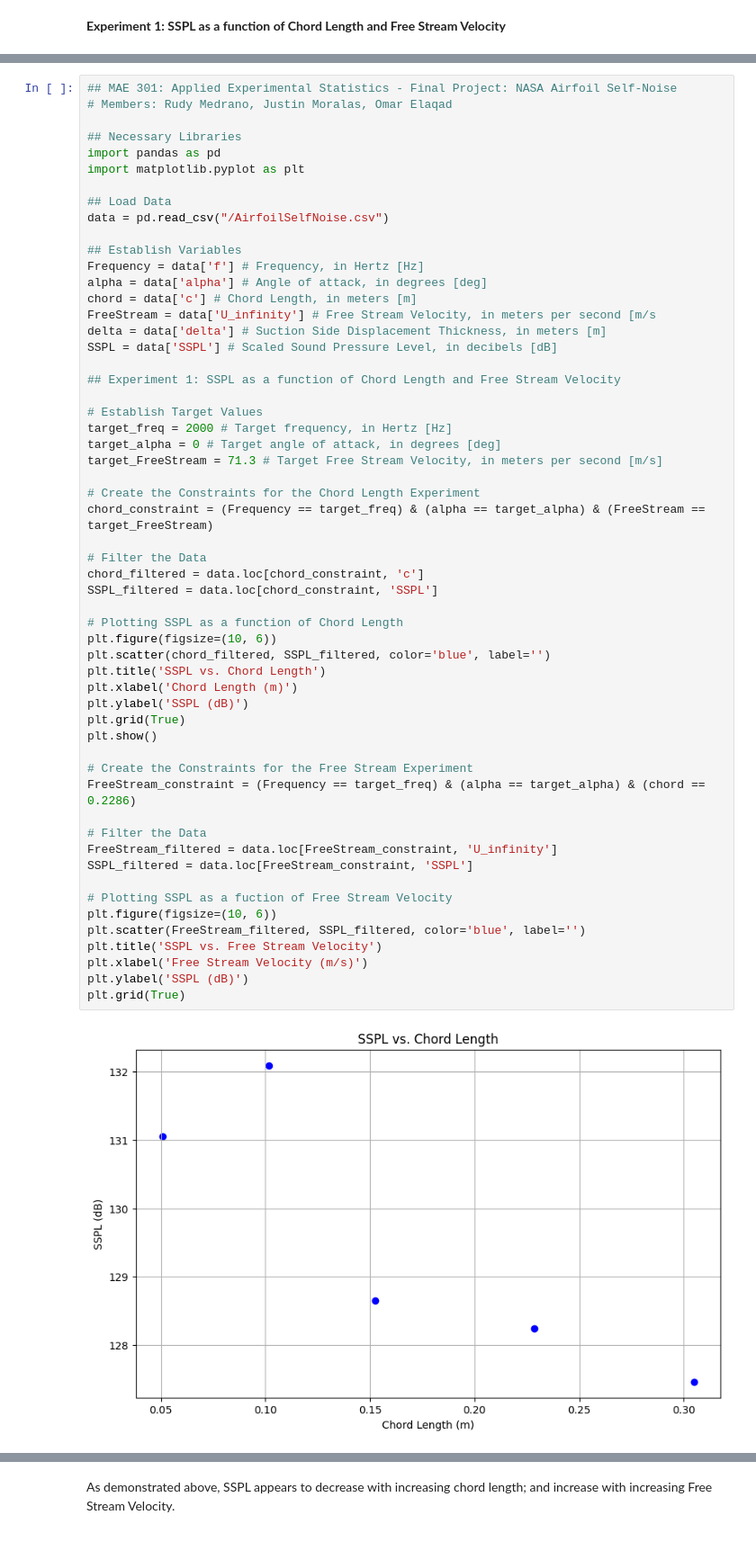
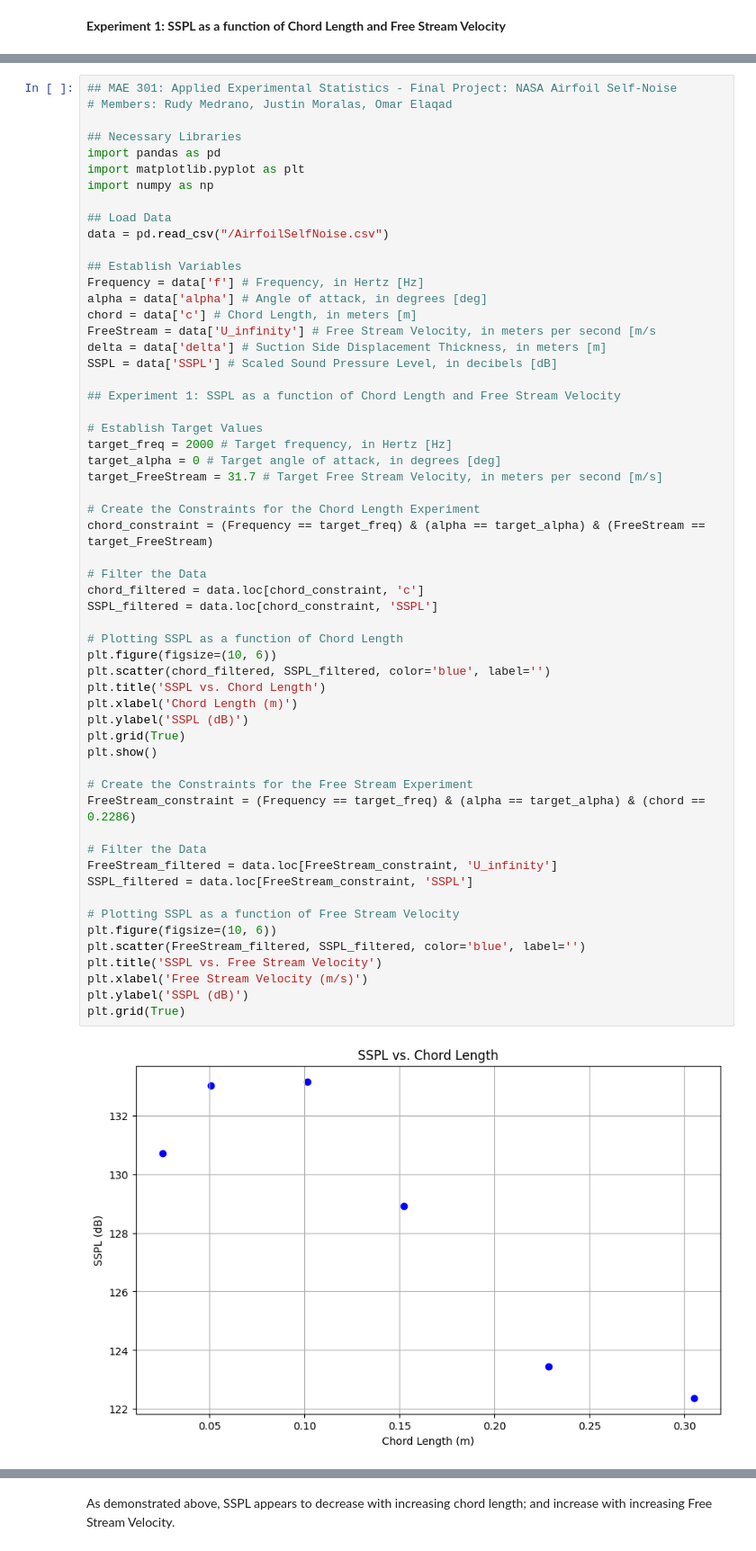
Before and after one commit to not-rudy/Applied-Experimental-Statistics, a Jupyter notebook: NASA_Airfoil_Project.ipynb, the cells around one changed output, grey strips where cells are left out. Shown at 90% size. Drawn from its saved outputs; the diff is of its cells as text.

```diff
--- a/NASA_Airfoil_Project.ipynb
+++ b/NASA_Airfoil_Project.ipynb
@@ -28,6 +26,7 @@ The aim of the first experiment is to demonstrate the relationship between Chord
 ## Necessary Libraries
 import pandas as pd
 import matplotlib.pyplot as plt
+import numpy as np
 
 ## Load Data
 data = pd.read_csv("/AirfoilSelfNoise.csv")
@@ -45,40 +44,40 @@ SSPL = data['SSPL'] # Scaled Sound Pressure Level, in decibels [dB]
 # Establish Target Values
 target_freq = 2000 # Target frequency, in Hertz [Hz]
 target_alpha = 0 # Target angle of attack, in degrees [deg]
-target_FreeStream = 71.3 # Target Free Stream Velocity, in meters per second [m/s]
+target_FreeStream = 31.7 # Target Free Stream Velocity, in meters per second [m/s]
 
 # Create the Constraints for the Chord Length Experiment
 chord_constraint = (Frequency == target_freq) & (alpha == target_alpha) & (FreeStream == target_FreeStream)
 
 # Filter the Data
 chord_filtered = data.loc[chord_constraint, 'c']
 SSPL_filtered = data.loc[chord_constraint, 'SSPL']
 
 # Plotting SSPL as a function of Chord Length
 plt.figure(figsize=(10, 6))
 plt.scatter(chord_filtered, SSPL_filtered, color='blue', label='')
 plt.title('SSPL vs. Chord Length')
 plt.xlabel('Chord Length (m)')
 plt.ylabel('SSPL (dB)')
 plt.grid(True)
 plt.show()
 
 # Create the Constraints for the Free Stream Experiment
 FreeStream_constraint = (Frequency == target_freq) & (alpha == target_alpha) & (chord == 0.2286)
 
 # Filter the Data
 FreeStream_filtered = data.loc[FreeStream_constraint, 'U_infinity']
 SSPL_filtered = data.loc[FreeStream_constraint, 'SSPL']
 
-# Plotting SSPL as a fuction of Free Stream Velocity
+# Plotting SSPL as a function of Free Stream Velocity
 plt.figure(figsize=(10, 6))
 plt.scatter(FreeStream_filtered, SSPL_filtered, color='blue', label='')
 plt.title('SSPL vs. Free Stream Velocity')
 plt.xlabel('Free Stream Velocity (m/s)')
 plt.ylabel('SSPL (dB)')
 plt.grid(True)
 # %% [output]
-[figure, old version]
+[figure, new version]
 [figure]
 # %% [markdown]
 As demonstrated above, SSPL appears to decrease with increasing chord length; and increase with increasing Free Stream Velocity.
```
Also changed, not shown: parts of 2 cells of this notebook.
